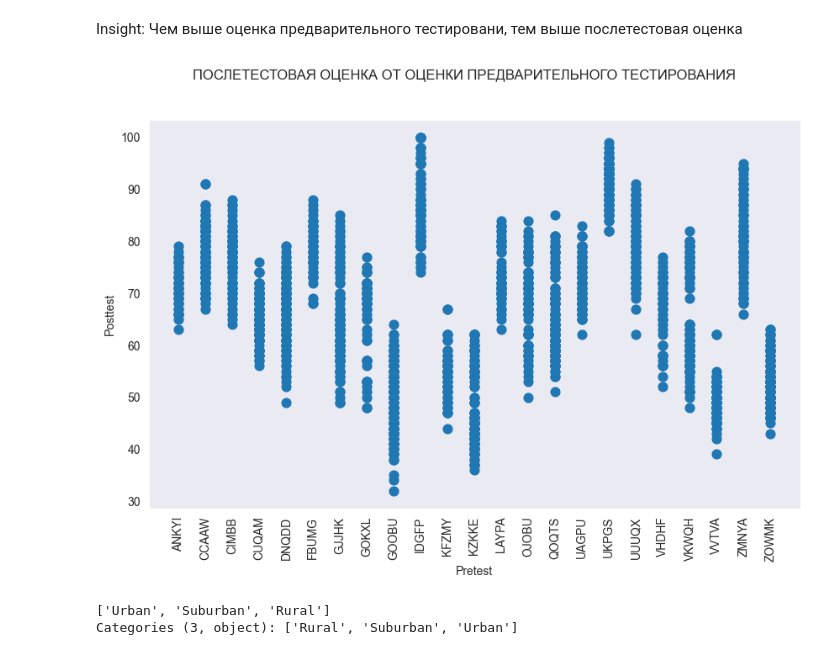
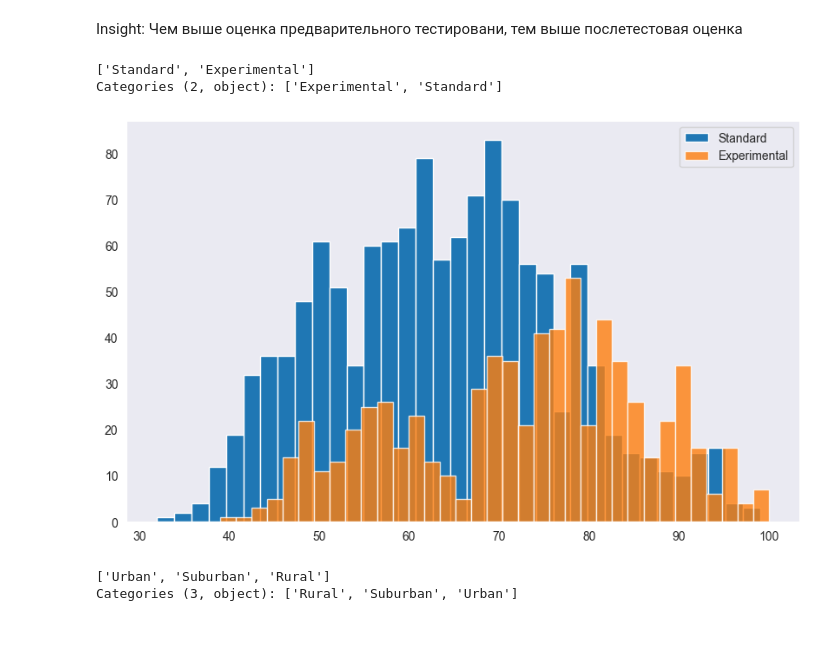
Before and after one commit to LlirikOknessu/MachineLearningCourseLabs, a Jupyter notebook: Doan/Analysis.ipynb, the cells around one changed output. Cells and saved outputs as stored; diff of their text form; code cells hidden in the pictures.

```diff
--- a/Doan/Analysis.ipynb
+++ b/Doan/Analysis.ipynb
@@ -156,17 +131,21 @@ plt.show()
 [figure]
 # %% [markdown]
 Insight: Чем выше оценка предварительного тестировани, тем выше послетестовая оценка
-# %%
-plt.figure(figsize=(10,6))
-plt.scatter(df['school'], df['posttest'], s=60)
-plt.xticks(rotation=90)
-plt.xlabel('Pretest')
-plt.ylabel('Posttest')
-plt.suptitle('ПОСЛЕТЕСТОВАЯ ОЦЕНКА ОТ ОЦЕНКИ ПРЕДВАРИТЕЛЬНОГО ТЕСТИРОВАНИЯ')
-plt.grid()
-plt.show()
-# %% [output]
-[figure, removed]
+# %%
+plt.figure(figsize=(10, 6))
+lunch = df['teaching_method'].unique()
+print(lunch)
+standard = df.loc[df['teaching_method'] == 'Standard']
+experimental = df.loc[df['teaching_method'] == 'Experimental']
+plt.hist(standard.posttest, bins=35, label='Standard')
+plt.hist(experimental.posttest, bins=35, alpha=0.8, label='Experimental')
+plt.grid()
+plt.legend()
+plt.show()
+# %% [output]
+['Standard', 'Experimental']
+Categories (2, object): ['Experimental', 'Standard']
+[figure, added]
 # %%
 plt.figure(figsize=(10, 6))
 school_settings = df['school_setting'].unique()
```
Also changed, not shown: parts of 2 cells of this notebook.
